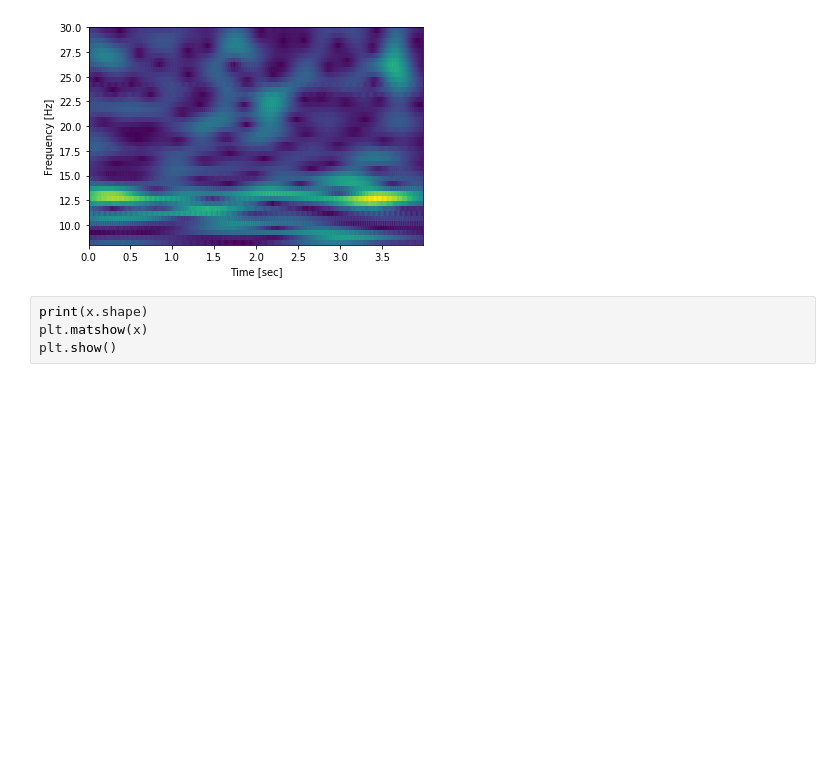
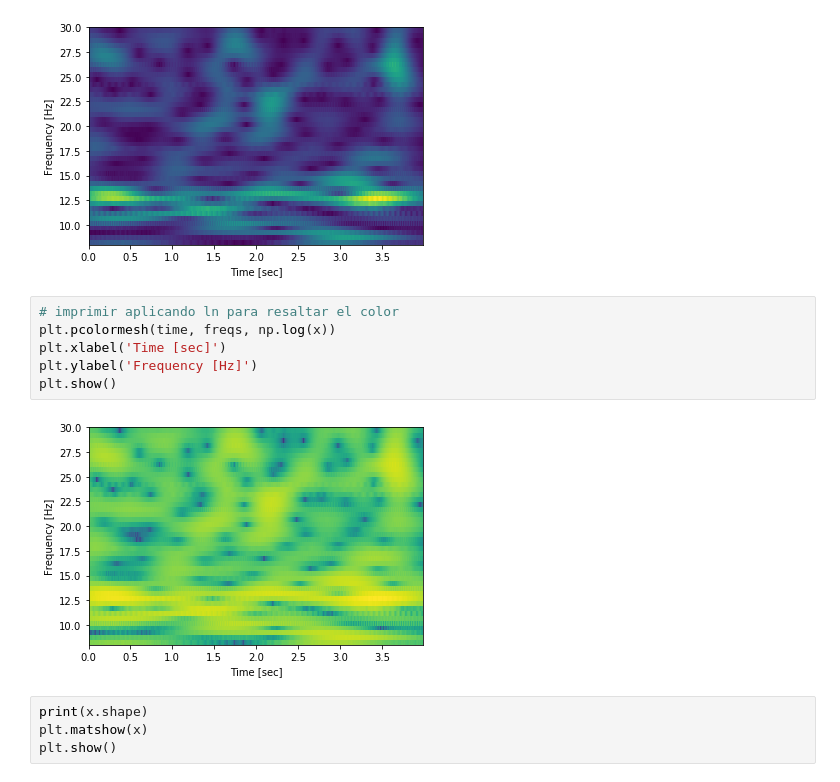
Before and after one commit to EdgarMoyete/Espectros, a Jupyter notebook: CWT_Img_iv_2a.ipynb, the cells around one changed output. Drawn from its saved outputs; the diff is of its cells as text; blank space fills up the shorter version.

```diff
--- a/EscalogramaImgCWT_IV_2a.ipynb
+++ b/CWT_Img_iv_2a.ipynb
@@ -56,6 +68,14 @@ plt.ylabel('Frequency [Hz]')
 plt.show()
 # %% [output]
 [figure]
+# %%
+# imprimir aplicando ln para resaltar el color
+plt.pcolormesh(time, freqs, np.log(x))
+plt.xlabel('Time [sec]')
+plt.ylabel('Frequency [Hz]')
+plt.show()
+# %% [output]
+[figure, added]
 # %%
 print(x.shape)
 plt.matshow(x)
```
Also changed, not shown: parts of 11 cells of this notebook, 27 other files.
